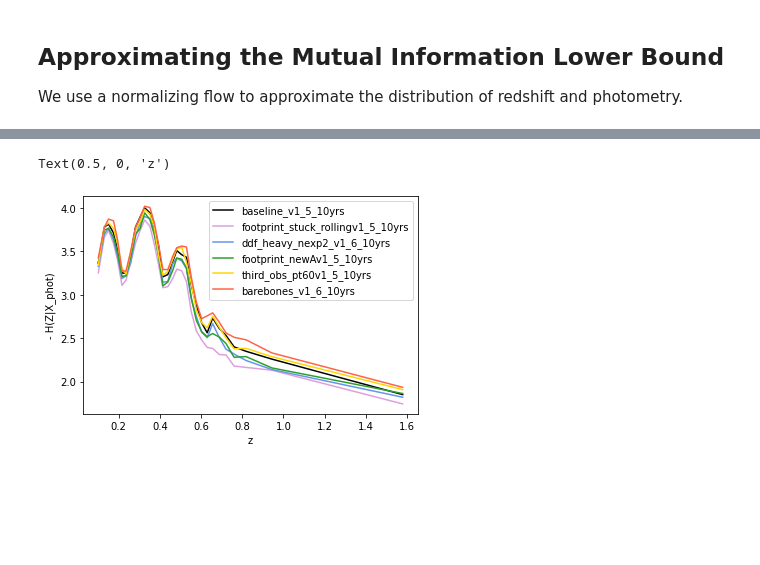
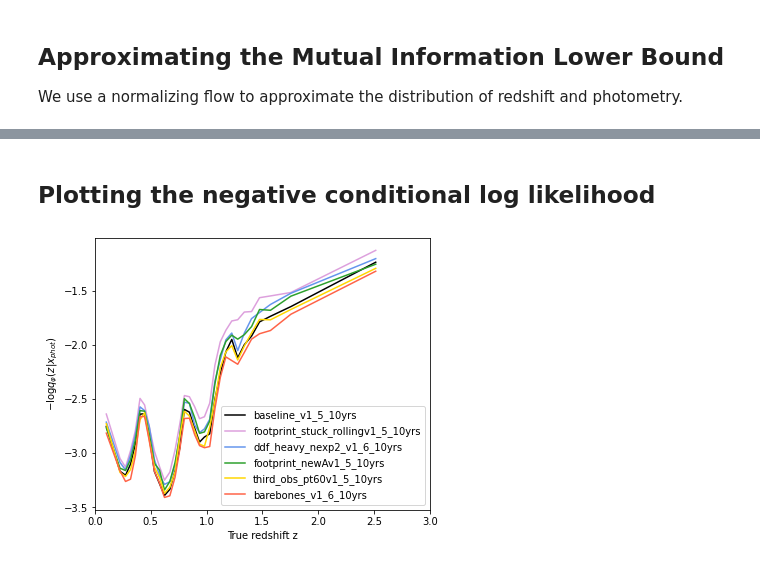
Before and after one commit to bscot/TheLastMetric, a Jupyter notebook: FigureTLMvsRedshift.ipynb, the cells around one changed output, grey strips where cells are left out. Saved outputs shown, nothing was run; the diff lists cells and outputs as text; code cells hidden in the pictures; blank space fills up the shorter version.

```diff
--- a/FigureTLMvsRedshift.ipynb
+++ b/FigureTLMvsRedshift.ipynb
@@ -77,0 +59,9 @@ The second term in this bound only depends on the true redshift distribution, wh
+# %%
+figure(figsize=(7,5))
+for which_os in available_os:
+  hist(np.mean(all_tlm[which_os],axis=1), 32, range=[2.95, 3.35], alpha=0.6,
+       color=os_colors[which_os], label=os_names[which_os])
+  axvline(np.mean(all_tlm[which_os]), color=os_colors[which_os], linewidth=2)
+legend(ncol=2)
+xlabel(chr(0x05ea))
+savefig('metrics.pdf', bbox_inches = 'tight', pad_inches = 0 )
@@ -78,3 +70,10 @@ The second term in this bound only depends on the true redshift distribution, wh
+# %% [markdown]
+## Plotting the negative conditional log likelihood
+# %%
+all_logp = {}
+for which_os in available_os:
+  all_logp[which_os] = np.stack([f.log_prob(f.info["condition_scaler"](phot_cats[which_os].to_pandas()))
+                                 for f in flows[which_os] ], axis=0)
 # %%
 from scipy import stats
 n=32
@@ -87,20 +88,22 @@ for which_os in available_os:
   inds = digitize(z_cats[which_os]['z_true'], b) -1
   res = zeros(n-1)
   for i in range(n-1):
-    res[i] = np.mean( np.mean([(all_tlm[which_os][j].flatten()[inds == i]) for j in range(10)]))
+    res[i] = np.mean( np.mean([(all_logp[which_os][j].flatten()[inds == i]) for j in range(10)]))
 
   mis[which_os] = res
 # %%
-b_centers = 0.5*(b[1:] + b[:1])
+b_centers = 0.5*(b[1:] + b[:-1])
 # %%
+figure(figsize=(6,5))
 for which_os in available_os:
-  plot(b_centers, mis[which_os], label=os_names[which_os], color=os_colors[which_os])
+  plot(b_centers, - mis[which_os], label=os_names[which_os], color=os_colors[which_os])
 legend()
-ylabel('- H(Z|X_phot)')
-xlabel('z')
+ylabel(r'$- \log q_{\varphi} (z | x_{phot})$')
+xlabel('True redshift z')
+xlim(0,3);
+savefig('logp.pdf', bbox_inches = 'tight', pad_inches = 0 )
 # %% [output]
-Text(0.5, 0, 'z')
-[figure, old version]
+[figure, new version]
 # %%
 for which_os in available_os:
   plot(b_centers, mis[which_os] - mis['1_4_y10'], label=os_names[which_os], color=os_colors[which_os])
```
Also changed, not shown: parts of 8 cells of this notebook.
